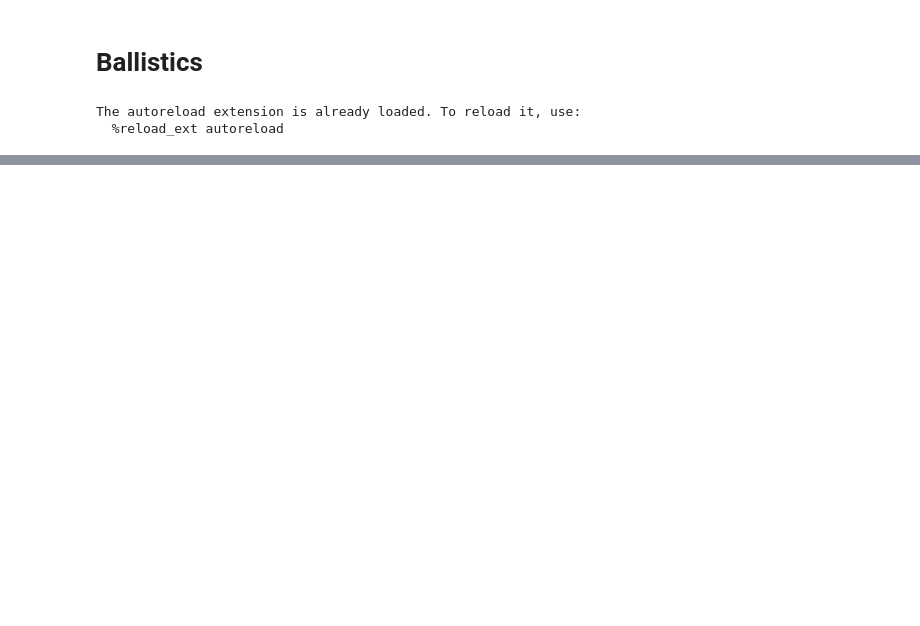
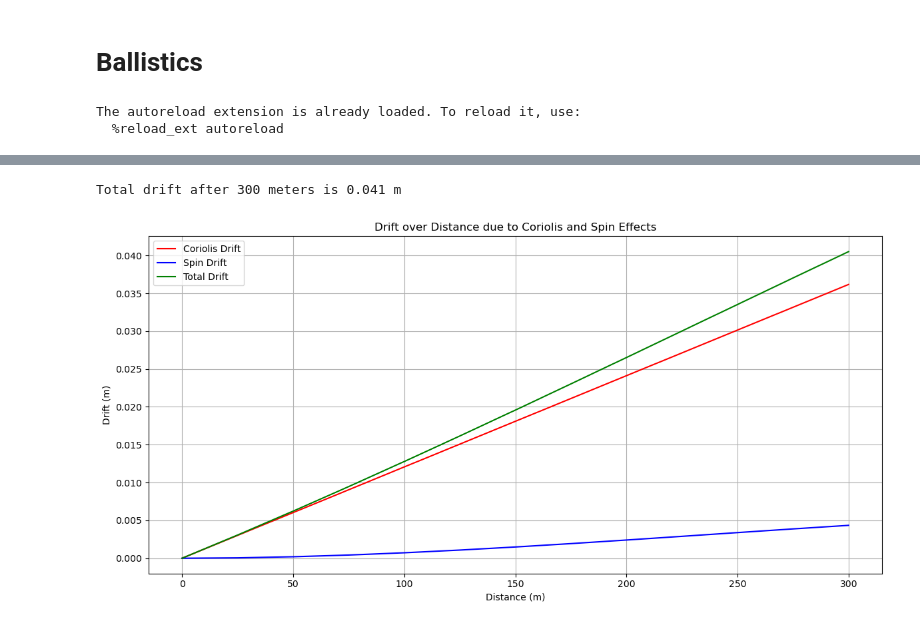
Before and after one commit to theresiasnow/ballistics, a Jupyter notebook: ballistics.ipynb, the cells around one changed output, grey strips where cells are left out. Cells and saved outputs as stored; diff of their text form; code cells hidden in the pictures; blank space fills up the shorter version.

Commit message:
coriolis and spin drift

```diff
--- a/ballistics.ipynb
+++ b/ballistics.ipynb
@@ -131,0 +138,37 @@ display(df)
+# %%
+# Windage calculation
+total_drift, drifts = b.calculate_coriolis_with_rk(v0, drag_coefficient_g1, bullet_weight, bullet_area, distances, latitude)
+
+flight_time = b.calculate_time_of_flight(
+    v0,
+    drag_coefficient_g1,
+    bullet_weight,
+    bullet_area,
+    d_max,
+    optimal_angle)
+spin_drift = b.calculate_spin_drift(v0, drag_coefficient_g1, d_max, bullet_weight, bullet_area, twist_rate)
+spin_drifts = b.calculate_spin_drifts(v0, distances, drag_coefficient_g1, bullet_weight, bullet_area, twist_rate)
+
+total_drift += spin_drift
+# %%
+# Plots
+# Print results
+print(f"Total drift after {d_max} meters is {total_drift:.3f} m")
+
+# Combined plot for Coriolis drift and Spin drift
+plt.figure(figsize=(12, 6))
+
+plt.plot(distances, drifts, label='Coriolis Drift', color='r')
+plt.plot(distances, spin_drifts, label='Spin Drift', color='b')
+plt.plot(distances, np.array(spin_drifts) + np.array(drifts), label='Total Drift', color='g')
+plt.xlabel('Distance (m)')
+plt.ylabel('Drift (m)')
+plt.title('Drift over Distance due to Coriolis and Spin Effects')
+plt.grid(True)
+plt.legend()
+
+plt.tight_layout()
+plt.show()
+# %% [output]
+Total drift after 300 meters is 0.041 m
+[figure, added]
```
Also changed, not shown: parts of 6 cells of this notebook, 1 other file.
